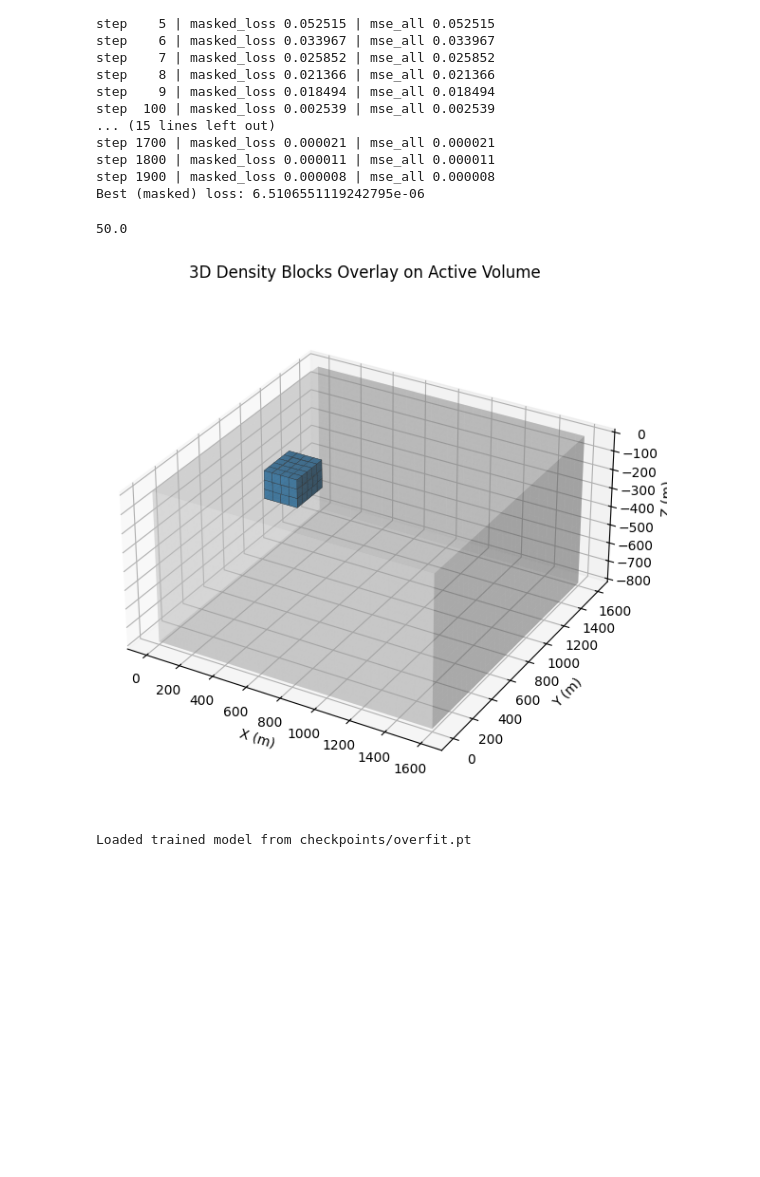
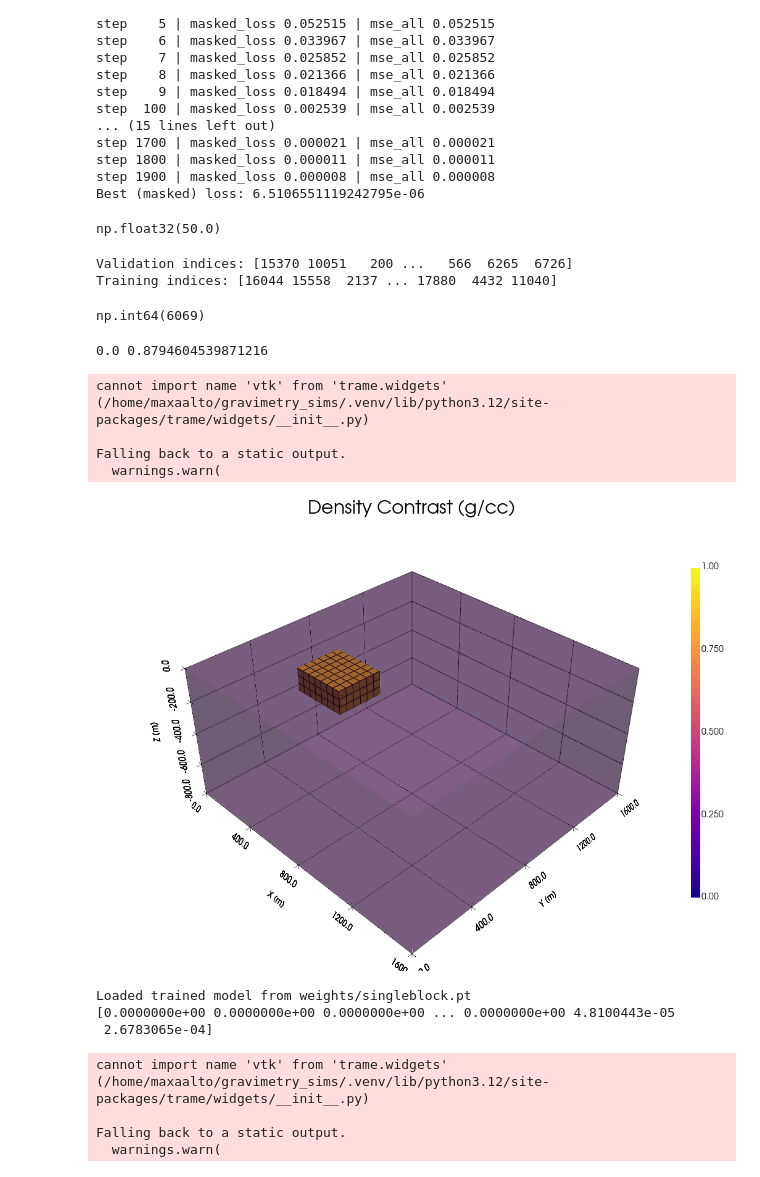
Before and after one commit to Exascale-Systems/geai, a Jupyter notebook: archive/debugger.ipynb, the cells around one changed output. Saved outputs shown, nothing was run; the diff lists cells and outputs as text; code cells hidden in the pictures; blank space fills up the shorter version.

```diff
--- a/archive/debugger.ipynb
+++ b/archive/debugger.ipynb
@@ -362,10 +362,32 @@ Best (masked) loss: 6.5106551119242795e-06
 from pathlib import Path
 from src.load import MasterDataset
 
-path = Path("data/master.h5")
+path = Path("data/singleblock.h5")
 
 ds = MasterDataset(path); nx, ny, nz = map(int, ds.shape_cells)
 
 ds.hz[0]
 # %% [output]
-50.0
+np.float32(50.0)
+# %%
+import numpy as np
+
+# Load the saved indices
+data = np.load("training/split/idx_init.npz")
+
+# Access validation indices
+va_indices = data["va"]
+
+# (Optional) access training indices
+tr_indices = data["tr"]
+
+print("Validation indices:", va_indices)
+print("Training indices:", tr_indices)
+# %% [output]
+Validation indices: [15370 10051   200 ...   566  6265  6726]
+Training indices: [16044 15558  2137 ... 17880  4432 11040]
+# %%
+len(tr_indices)
+tr_indices[200]
+# %% [output]
+np.int64(6069)
@@ -372,15 +570,15 @@ ds.hz[0]
 # %%
 import numpy as np, torch
 from pathlib import Path
-from src.viz.samples import plot_topography, plot_gravity_measurements, plot_density_contrast_3D_voxels
+# from src.viz.samples import plot_topography, plot_gravity_measurements, plot_density_contrast_3D_voxels
 from src.gen.gen import create_mesh
 from src.io.hdf5_i import MasterReader
 from src.load import MasterDataset
 from src.transform import make_transform
 from src.nn import GravInvNet
-from src.normalize import compute_stats
+from src.normalize import compute_stats, denorm
 
-def inspect_truth(h5_path: Path, seed_index: int = 1):
+def inspect_truth(h5_path: Path, seed_index: int = 0):
     """Read one sample and return stuff."""
     ds = MasterDataset(h5_path); nx, ny, nz = map(int, ds.shape_cells)
     with MasterReader(h5_path) as mr:
@@ -392,47 +590,53 @@ def inspect_truth(h5_path: Path, seed_index: int = 1):
     true[ind] = s["true_model"]
     z_dom = nz * ds.hz[0]
     mesh = create_mesh(np.flip(rx, 0), n_xy=nx, n_z=nz, z_dom=z_dom)
     return s, rx, gz, (nx, ny, nz), ind, true, mesh
 
 @torch.no_grad()
 def inspect_prediction(sample: dict, shape_cells, stats,device, net: GravInvNet):
     """Run net on sample and return prediction."""
-    x, _, _, _ = make_transform(shape_cells, stats)(sample)        # (1,H,W)
+    x, _, _, _ = make_transform(shape_cells, stats)(sample) # (1,H,W)
     x = x.unsqueeze(0).to(device)                           # (1,1,H,W)
     net.eval()
     pred = net(x)[0]                                        # (Z,H,W)
     pred_full = pred.permute(2,1,0).cpu().numpy()           # (nx,ny,nz)
     return pred_full.reshape(-1)                            # (nx*ny*nz,)
 
-def denorm_y(y_norm: np.ndarray, stats: dict) -> np.ndarray:
-    a = float(stats["rho_min"])
-    b = float(stats["rho_max"])
-    y_norm = np.clip(y_norm, -1.0, 1.0)
-    return ((y_norm + 1.0) * 0.5) * (b - a) + a
-
 def main():
-    path = Path("data/overfit.h5")
-    sample, rx, gz, shape, ind, true, mesh = inspect_truth(path, seed_index=2)
+    path = Path("data/singleblock.h5")
+    sample, rx, gz, shape, ind, true, mesh = inspect_truth(path, seed_index=va_indices[201])
+    print(true.min(), true.max())
     # plot_topography(rx)
-    # plot_gravity_measurements(rx, gz)
-    plot_density_contrast_3D_voxels(mesh, ind, true > 0.0)
+    plot_gravity_measurements(rx, gz)
+    plot_density_contrast_3D_voxels(mesh, ind, true)
     device = torch.device("cuda" if torch.cuda.is_available() else "cpu")
     net = GravInvNet().to(device)
-    ckpt_path = Path("checkpoints/overfit.pt")
+    ckpt_path = Path("weights/singleblock.pt")
     if ckpt_path.exists():
         state = torch.load(ckpt_path, map_location=device)
         net.load_state_dict(state["model"] if "model" in state else state)
         print(f"Loaded trained model from {ckpt_path}")
     else:
         print("Using untrained model.")
     stats = compute_stats(str(path))
     pred_flat = inspect_prediction(sample, shape, stats, device, net)
-    pred_phys_flat = denorm_y(pred_flat, stats)           # physical units (e.g., g/cc)
-    block_flat = pred_phys_flat > 0.1
-    plot_density_contrast_3D_voxels(mesh, ind, block_flat)
+    pred_phys_flat = denorm(pred_flat, stats)           # physical units (e.g., g/cc)
+    print(pred_phys_flat)
+    plot_density_contrast_3D_voxels(mesh, ind, pred_phys_flat)
 
 if __name__ == "__main__":
     main()
 # %% [output]
+0.0 0.8794604539871216
+cannot import name 'vtk' from 'trame.widgets' (/home/maxaalto/gravimetry_sims/.venv/lib/python3.12/site-packages/trame/widgets/__init__.py)
+
+Falling back to a static output.
+  warnings.warn(
-[figure, old version]
+[figure, new version]
-Loaded trained model from checkpoints/overfit.pt
+Loaded trained model from weights/singleblock.pt
+[0.0000000e+00 0.0000000e+00 0.0000000e+00 ... 0.0000000e+00 4.8100443e-05
+ 2.6783065e-04]
+cannot import name 'vtk' from 'trame.widgets' (/home/maxaalto/gravimetry_sims/.venv/lib/python3.12/site-packages/trame/widgets/__init__.py)
+
+Falling back to a static output.
+  warnings.warn(
```
Also changed, not shown: parts of 6 cells of this notebook, 8 other files.
